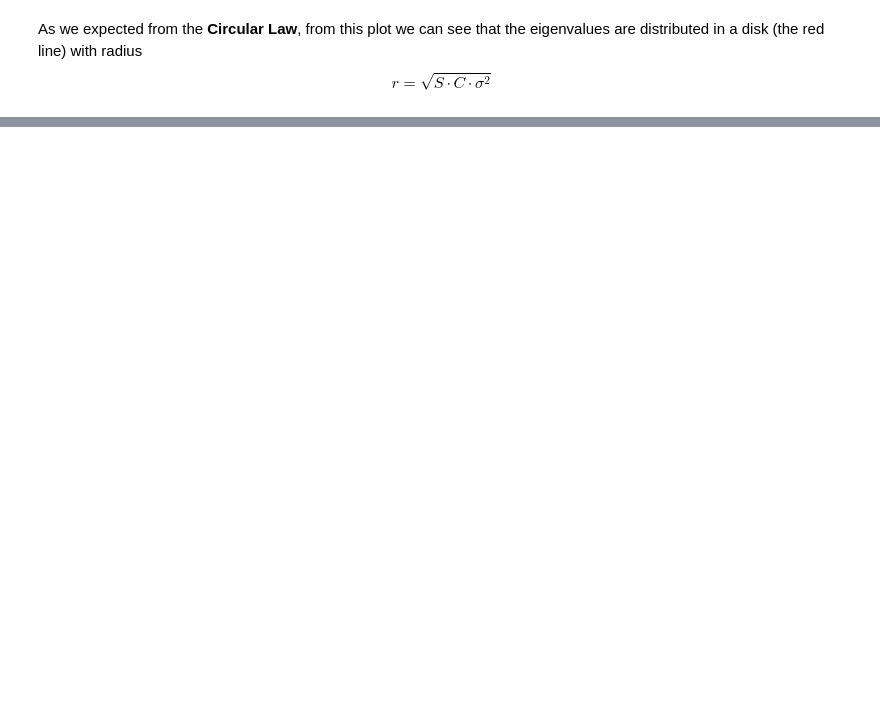
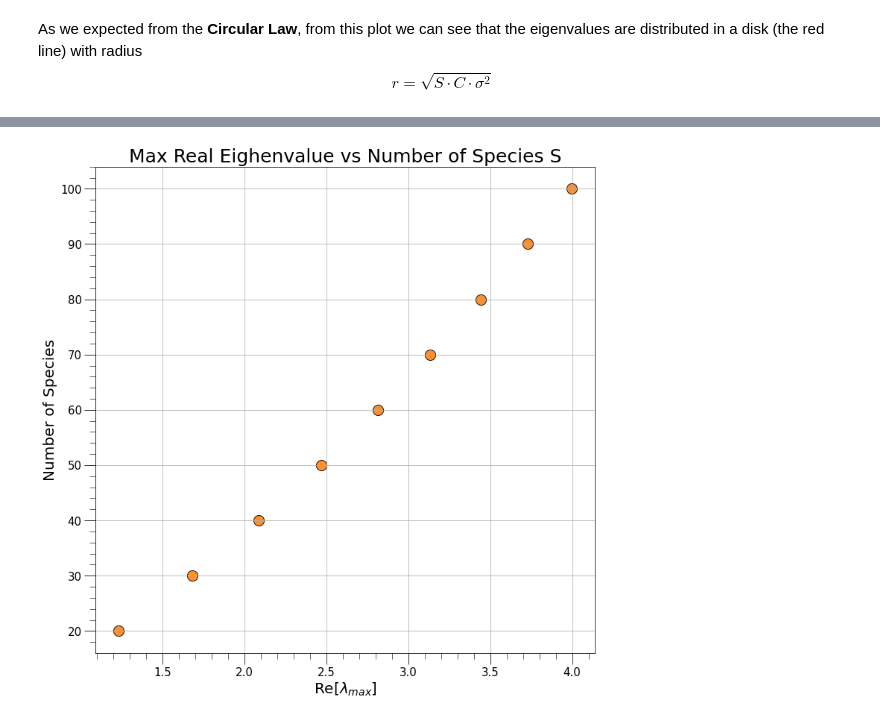
Before and after one commit to AndreaLazzari/PhysicalModelsOfLivingSystems, a Jupyter notebook: Week4/Homework_Week4_Lazzari.ipynb, the cells around one changed output, grey strips where cells are left out. Cells and saved outputs as stored; diff of their text form; code cells hidden in the pictures; blank space fills up the shorter version.

```diff
--- a/Week4/Homework_Week4_Lazzari.ipynb
+++ b/Week4/Homework_Week4_Lazzari.ipynb
@@ -71,0 +259,33 @@ As we expected from the **Circular Law**, from this plot we can see that the eig
+# %%
+fig, ax = plt.subplots(1, 1, figsize=(12, 12))
+
+max_eig_list = []
+
+for S in range(20,101,10):
+      for i in range(repetitions):
+
+            r_mat = random_matrix(S , C , d , dist , parameters=par)    #random SxS matrix
+
+            eighenvalues, _ = np.linalg.eig(r_mat)
+
+            max_eig_list.append(np.max(np.real(eighenvalues)))
+
+      ax.scatter(np.mean(max_eig_list), S, s=200, edgecolors='black', color='C1', alpha=0.88)
+
+
+ax.set_title('Max Real Eighenvalue vs Number of Species S', fontsize = 25)
+ax.set_xlabel('Re[$\\lambda_{max}$]', fontsize = 20)
+ax.set_ylabel('Number of Species', fontsize = 20)
+
+
+ax.get_xaxis().set_major_formatter(matplotlib.ticker.ScalarFormatter())
+ax.get_yaxis().set_major_formatter(matplotlib.ticker.ScalarFormatter())
+
+ax.get_xaxis().set_minor_formatter(matplotlib.ticker.NullFormatter())
+ax.tick_params(axis='both', which='major', labelsize=15, length=15)
+
+ax.tick_params(axis='both', which='minor', labelsize=15, length=8)
+ax.grid(zorder = 1)
+ax.minorticks_on()
+# %% [output]
+[figure, added]
```
Also changed, not shown: parts of 15 cells of this notebook, 1 other file.
